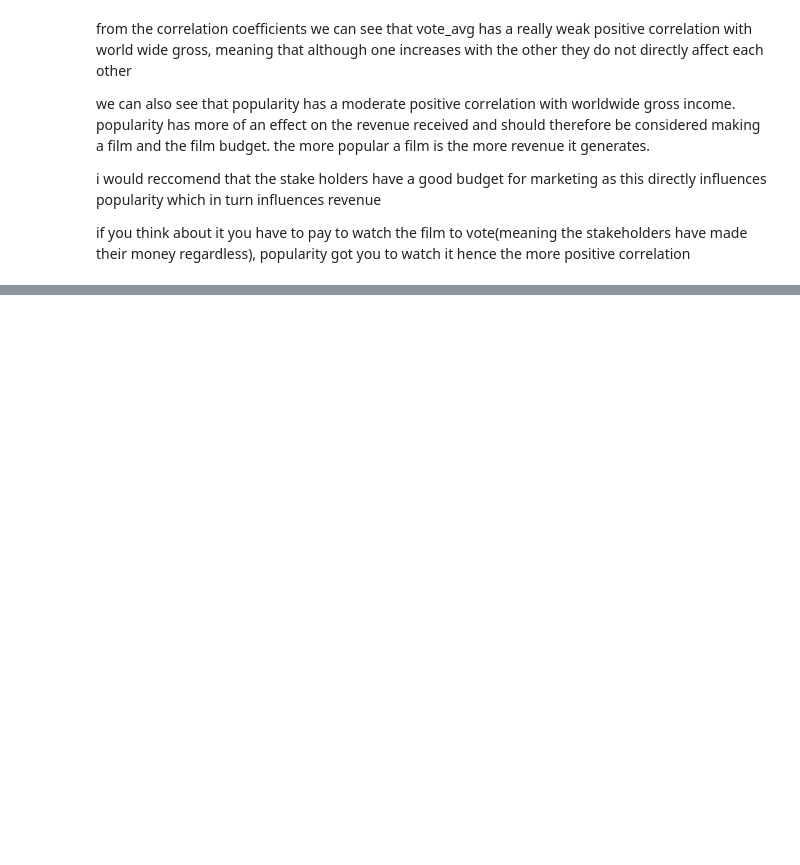
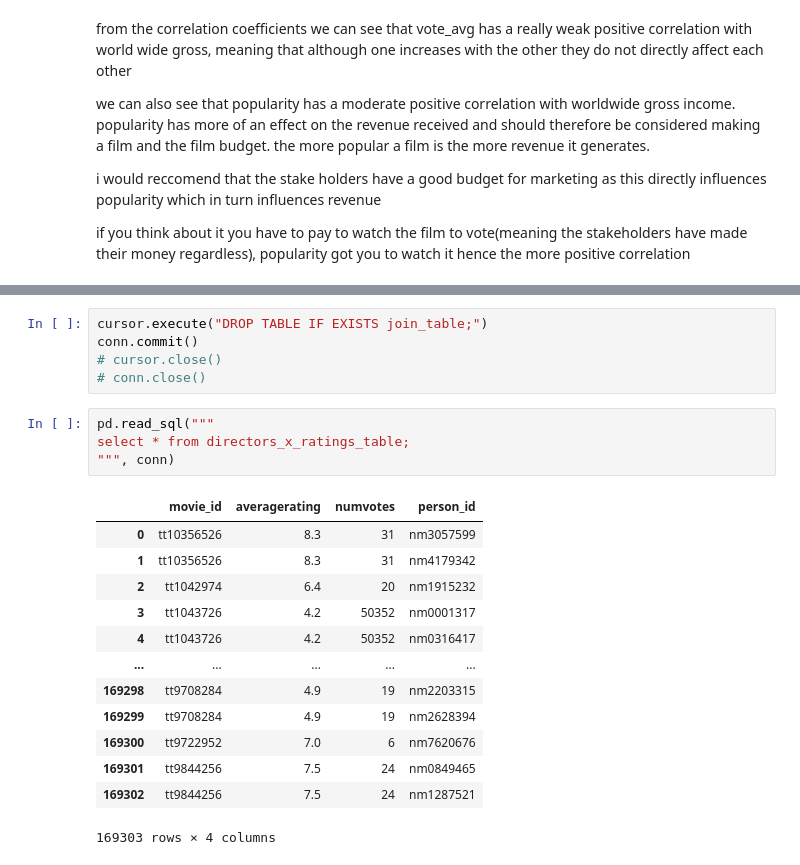
Before and after one commit to Sandrakiptumm/DSC-Phase-One-Project, a Jupyter notebook: student.ipynb, the cells around one changed output, grey strips where cells are left out. Cells and saved outputs as stored; diff of their text form; blank space fills up the shorter version.

```diff
--- a/student.ipynb
+++ b/student.ipynb
@@ -630,0 +717,23 @@ if you think about it you have to pay to watch the film to vote(meaning the stak
+# %%
+cursor.execute("DROP TABLE IF EXISTS join_table;")
+conn.commit()
+# cursor.close()
+# conn.close()
+# %%
+pd.read_sql("""
+select * from directors_x_ratings_table;
+""", conn)
+# %% [output]
+|  | movie_id | averagerating | numvotes | person_id |
+| 0 | tt10356526 | 8.3 | 31 | nm3057599 |
+| 1 | tt10356526 | 8.3 | 31 | nm4179342 |
+| 2 | tt1042974 | 6.4 | 20 | nm1915232 |
+| 3 | tt1043726 | 4.2 | 50352 | nm0001317 |
+| 4 | tt1043726 | 4.2 | 50352 | nm0316417 |
+| ... | ... | ... | ... | ... |
+| 169298 | tt9708284 | 4.9 | 19 | nm2203315 |
+| 169299 | tt9708284 | 4.9 | 19 | nm2628394 |
+| 169300 | tt9722952 | 7.0 | 6 | nm7620676 |
+| 169301 | tt9844256 | 7.5 | 24 | nm0849465 |
+| 169302 | tt9844256 | 7.5 | 24 | nm1287521 |
+169303 rows × 4 columns
```
Also changed, not shown: parts of 28 cells of this notebook.
